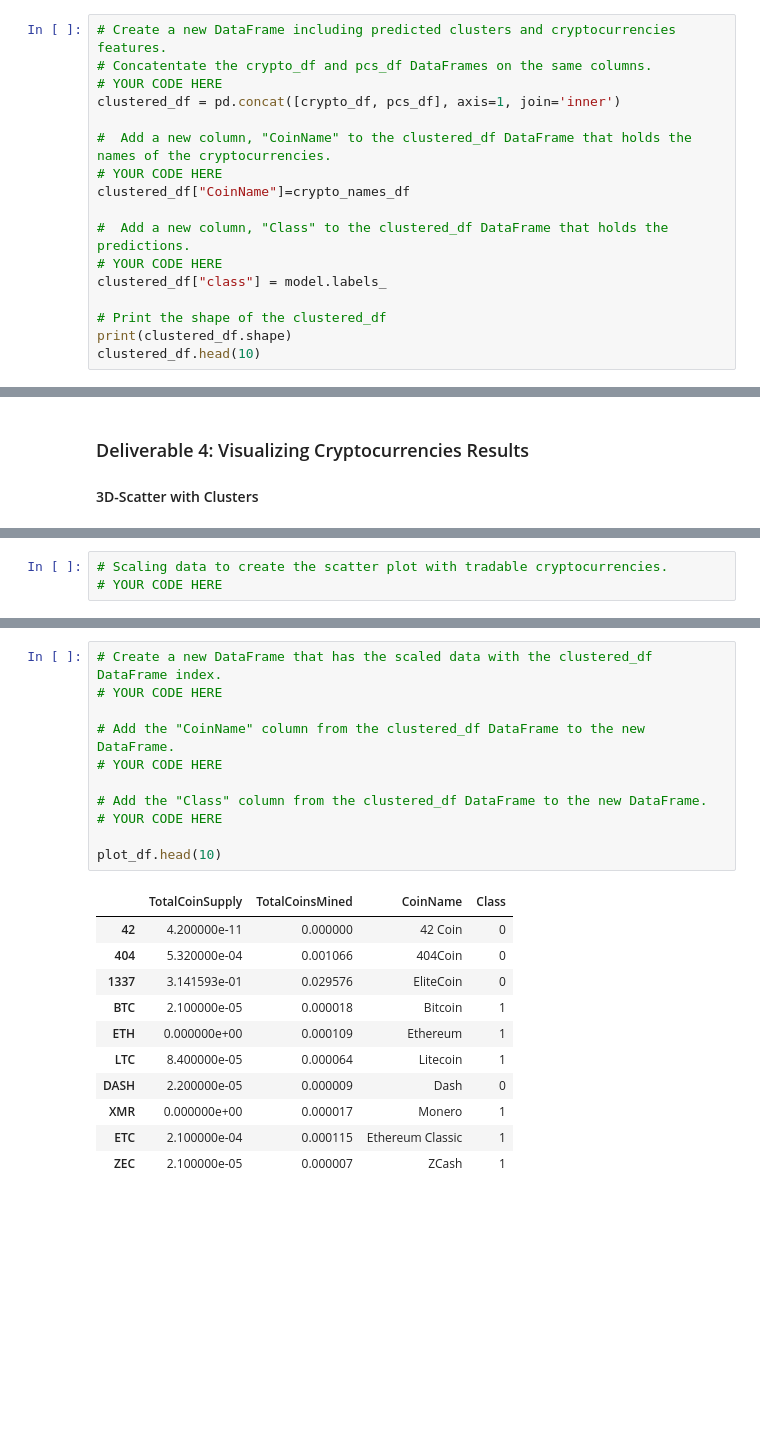
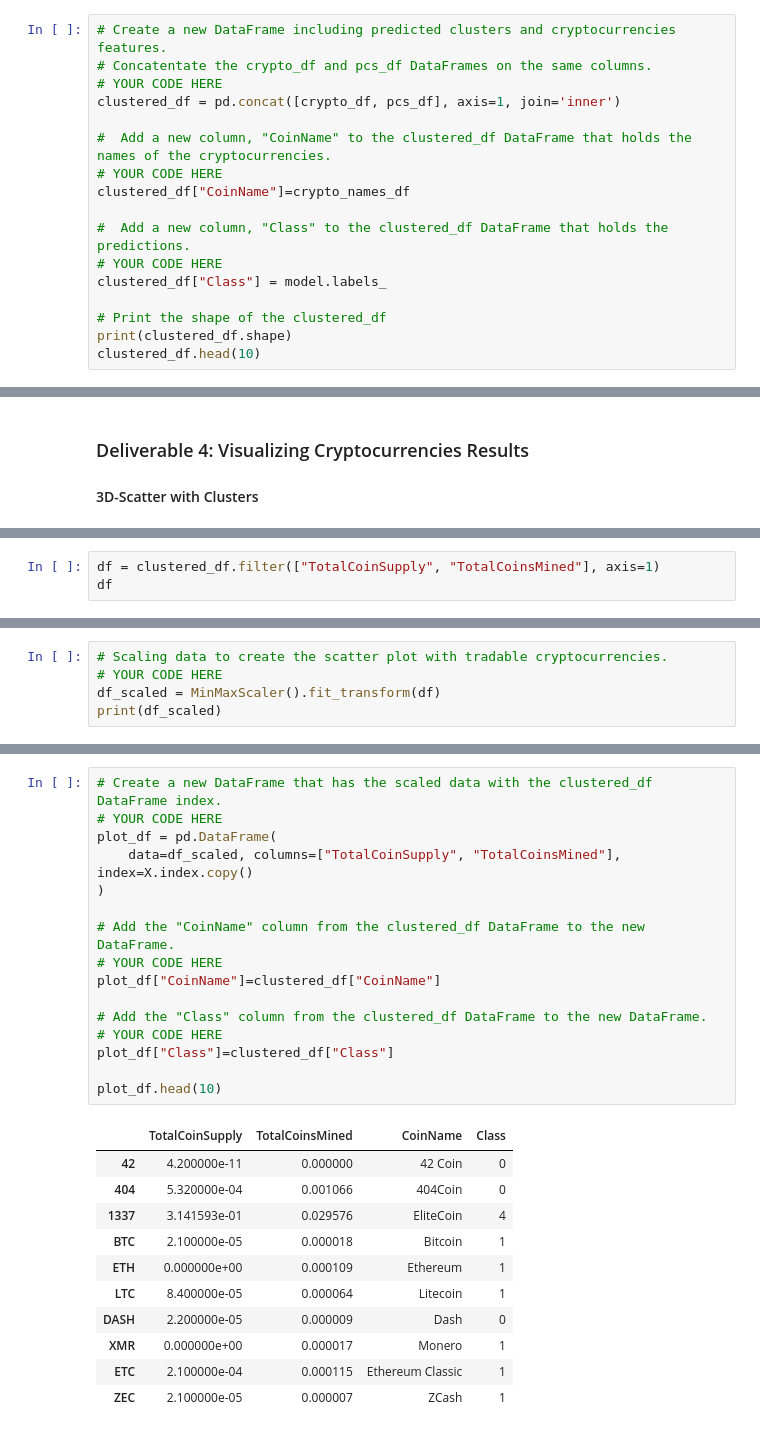
Before and after one commit to shaynajj/Cryptocurrencies, a Jupyter notebook: crypto_clustering.ipynb, the cells around one changed output, grey strips where cells are left out. Saved outputs shown, nothing was run; the diff lists cells and outputs as text; blank space fills up the shorter version.

```diff
--- a/crypto_clustering.ipynb
+++ b/crypto_clustering.ipynb
@@ -309,7 +309,7 @@ clustered_df["CoinName"]=crypto_names_df
 
 #  Add a new column, "Class" to the clustered_df DataFrame that holds the predictions.
 # YOUR CODE HERE
-clustered_df["class"] = model.labels_
+clustered_df["Class"] = model.labels_
 
 # Print the shape of the clustered_df
 print(clustered_df.shape)
@@ -348,2 +370,5 @@ clustered_df.head(10)
 # %% [output]
 There are 532 tradable cryptocurrencies.
+# %%
+df = clustered_df.filter(["TotalCoinSupply", "TotalCoinsMined"], axis=1)
+df
@@ -350,4 +389,6 @@ There are 532 tradable cryptocurrencies.
 # %%
 # Scaling data to create the scatter plot with tradable cryptocurrencies.
 # YOUR CODE HERE
+df_scaled = MinMaxScaler().fit_transform(df)
+print(df_scaled)
 # %% [output]
@@ -361,19 +402,24 @@ array([[4.20000000e-11, 0.00000000e+00],
 # %%
 # Create a new DataFrame that has the scaled data with the clustered_df DataFrame index.
 # YOUR CODE HERE
+plot_df = pd.DataFrame(
+    data=df_scaled, columns=["TotalCoinSupply", "TotalCoinsMined"], index=X.index.copy()
+)
 
 # Add the "CoinName" column from the clustered_df DataFrame to the new DataFrame.
 # YOUR CODE HERE
+plot_df["CoinName"]=clustered_df["CoinName"]
 
 # Add the "Class" column from the clustered_df DataFrame to the new DataFrame.
 # YOUR CODE HERE
+plot_df["Class"]=clustered_df["Class"]
 
 plot_df.head(10)
 # %% [output]
 |  | TotalCoinSupply | TotalCoinsMined | CoinName | Class |
 | 42 | 4.200000e-11 | 0.000000 | 42 Coin | 0 |
 | 404 | 5.320000e-04 | 0.001066 | 404Coin | 0 |
-| 1337 | 3.141593e-01 | 0.029576 | EliteCoin | 0 |
+| 1337 | 3.141593e-01 | 0.029576 | EliteCoin | 4 |
 | BTC | 2.100000e-05 | 0.000018 | Bitcoin | 1 |
 | ETH | 0.000000e+00 | 0.000109 | Ethereum | 1 |
 | LTC | 8.400000e-05 | 0.000064 | Litecoin | 1 |
```
Also changed, not shown: parts of 7 cells of this notebook.
